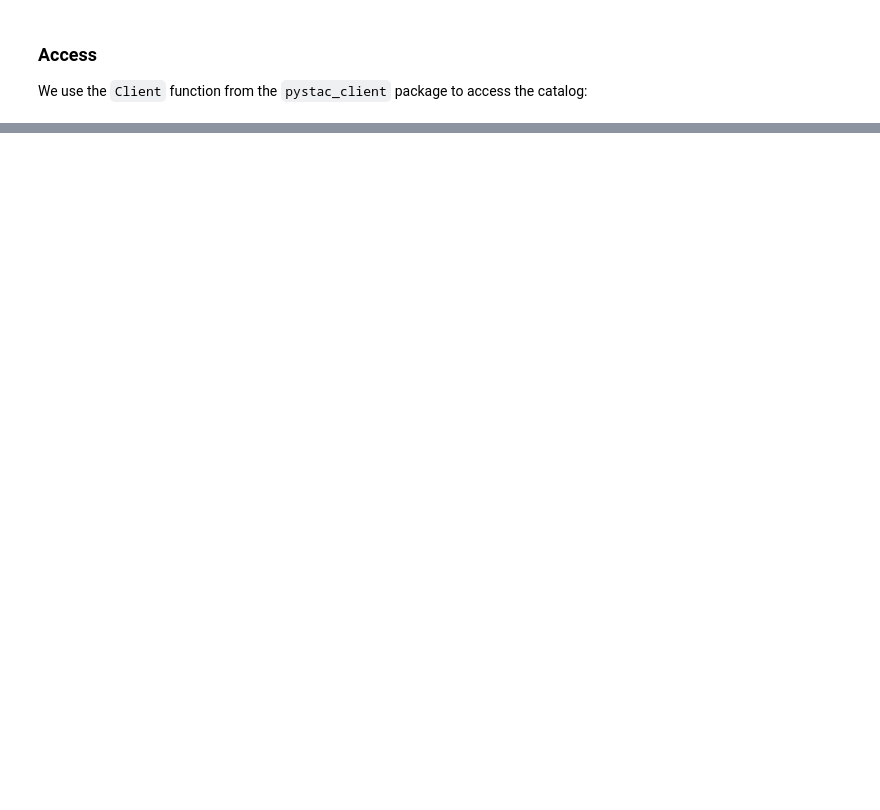
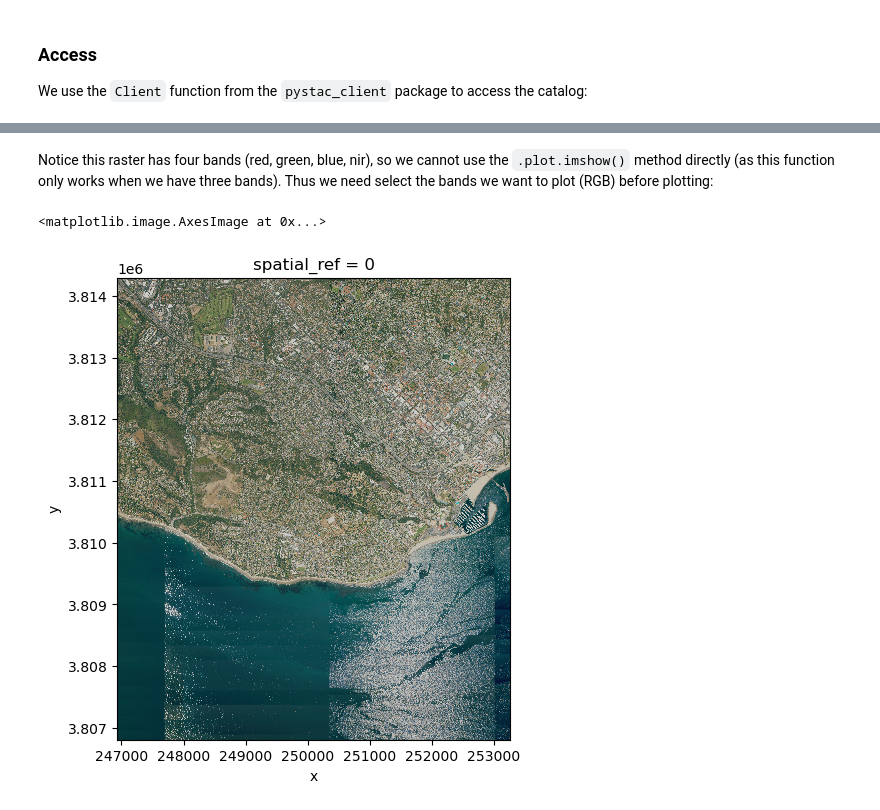
Before and after one commit to rellimylime/eds220-2025-in-class, a Jupyter notebook: week9-STAC.ipynb, the cells around one changed output, grey strips where cells are left out. Saved outputs shown, nothing was run; the diff lists cells and outputs as text; code cells hidden in the pictures; blank space fills up the shorter version.

```diff
--- a/week9-STAC.ipynb
+++ b/week9-STAC.ipynb
@@ -28,4 +122,7 @@ The `modifier` parameter is needed to access the data in the MPC catalog.
 # %%
+# Temporal range of interest
+time_range = "2018-01-01/2023-01-01"
+
 # NCEAS bounding box (as a GeoJSON)
 bbox = {
     "type": "Polygon",
@@ -39,3 +136,10 @@ bbox = {
         ]
     ],
 }
+
+# Catalog search
+search = catalog.search(
+    collections = ['naip'],
+    intersects = bbox,
+    datetime = time_range)
+search
@@ -41,0 +150,4 @@ bbox = {
+# %%
+# Retrieve search items
+items = search.item_collection()
+len(items)
@@ -41,0 +166,4 @@ bbox = {
+# %%
+# Get first item in the catalog search
+item = items[0]
+type(item)
@@ -41,0 +225,3 @@ bbox = {
+# %%
+sb = rioxr.open_rasterio(item.assets['image'].href)
+sb
@@ -41,0 +245,13 @@ bbox = {
+# %% [markdown]
+Notice this raster has four bands (red, green, blue, nir), so we cannot use the `.plot.imshow()` method directly (as this function only works when we have three bands).
+Thus we need select the bands we want to plot (RGB) before plotting:
+# %%
+#| eval: false
+# Plot raster with correct ratio
+size = 6
+aspect = sb.rio.width / sb.rio.height
+# Select R,G,B bands and plot
+# sb.sel(band=[1,2,3]).plot.imshow(size=size, aspect=aspect)
+# %% [output]
+<matplotlib.image.AxesImage at 0x...>
+[figure, added]
```
Also changed, not shown: parts of 42 cells of this notebook.
